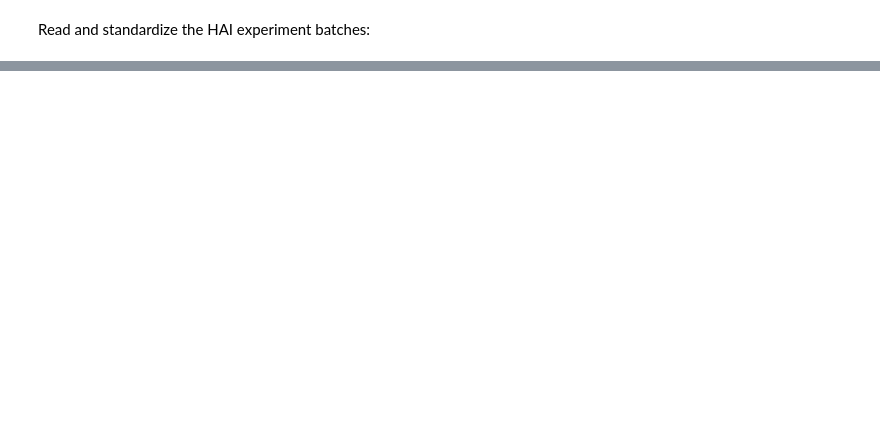
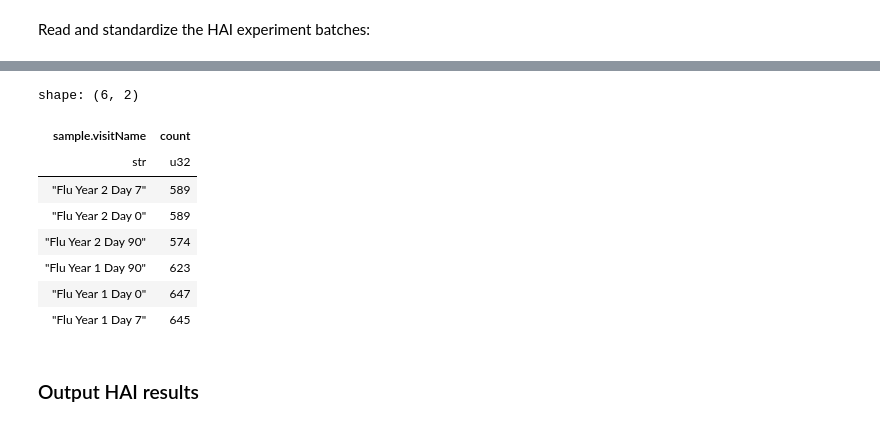
Before and after one commit to aifimmunology/sound-life-scrna-analysis, a Jupyter notebook: 04-file-sets/Python_assemble_serology.ipynb, the cells around one changed output, grey strips where cells are left out. Cells and saved outputs as stored; diff of their text form; code cells hidden in the pictures; blank space fills up the shorter version.

```diff
--- a/04-file-sets/Python_assemble_serology.ipynb
+++ b/04-file-sets/Python_assemble_serology.ipynb
@@ -319,0 +398,11 @@ serology.shape
+# %%
+single_serology = treat_serology.filter(
+    pl.col('specimen.specimenGuid').is_in(last_serology['specimen.specimenGuid'].to_list())
+)
+
+duplicate_kits = treat_serology.filter(
+    ~pl.col('specimen.specimenGuid').is_in(last_serology['specimen.specimenGuid'].to_list())
+)['sample.sampleKitGuid'].unique().to_list()
+duplicate_serology = treat_serology.filter(
+    ~pl.col('sample.sampleKitGuid').is_in(duplicate_kits)
+)
@@ -319,0 +417,14 @@ serology.shape
+# %%
+single_control_serology = control_serology.filter(
+    pl.col('msd.batchID').is_in(single_serology['msd.batchID'].unique().to_list())
+)
+duplicate_control_serology = control_serology.filter(
+    pl.col('msd.batchID').is_in(duplicate_serology['msd.batchID'].unique().to_list())
+)
+# %%
+single_serology = pl.concat(
+    [single_serology, single_control_serology]
+)
+duplicate_serology = pl.concat(
+    [duplicate_serology, duplicate_control_serology]
+)
@@ -319,0 +443,7 @@ serology.shape
+# %%
+single_sample_serology = single_serology.drop(
+    ['msd.wellID', 'msd.signalWell', 'msd.concWell']
+).unique().filter(
+    pl.col('specimen.specimenGuid').str.contains('PL')
+)
+single_sample_serology.shape
@@ -643,0 +1000,14 @@ shape: (800, 13)
+# %%
+single_sample_serology['sample.visitName'].value_counts()
+# %% [output]
+shape: (6, 2)
+| sample.visitName | count |
+| str | u32 |
+| "Flu Year 2 Day 7" | 589 |
+| "Flu Year 2 Day 0" | 589 |
+| "Flu Year 2 Day 90" | 574 |
+| "Flu Year 1 Day 90" | 623 |
+| "Flu Year 1 Day 0" | 647 |
+| "Flu Year 1 Day 7" | 645 |
+# %% [markdown]
+### Output HAI results
```
Also changed, not shown: parts of 120 cells of this notebook.
